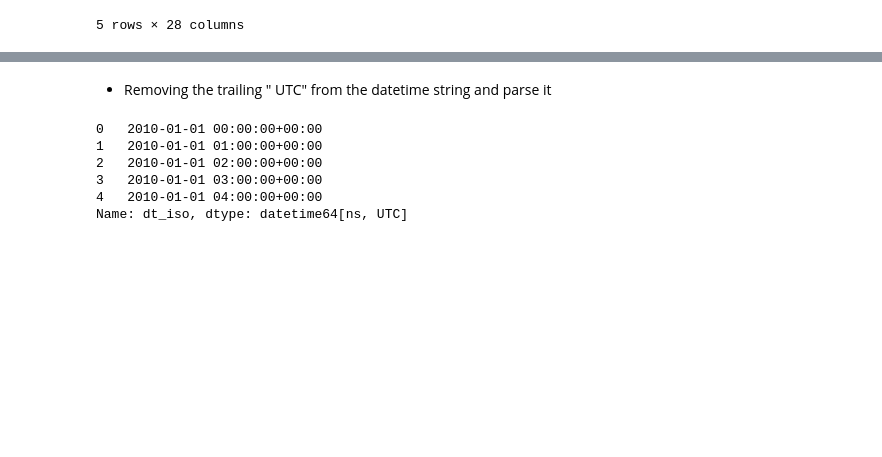
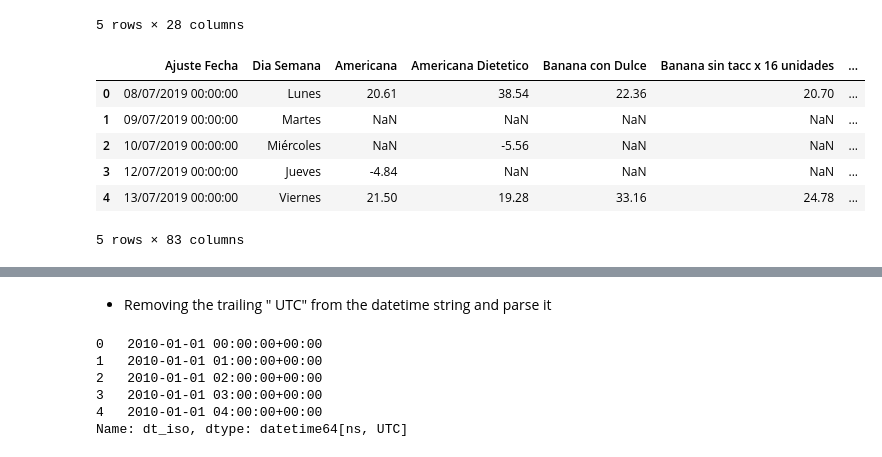
Before and after one commit to eynvision/ScoopCast, a Jupyter notebook: model_training/train.ipynb, the cells around one changed output, grey strips where cells are left out. Drawn from its saved outputs; the diff is of its cells as text; code cells hidden in the pictures; blank space fills up the shorter version.

```diff
--- a/model_training/train.ipynb
+++ b/model_training/train.ipynb
@@ -53,3 +53,13 @@ weather.head()
 | 3 | 1262314800 | 2010-01-01 03:00:00 +0000 UTC | -10800 | Rosario | -32.958702 | -60.693042 | 21.81 | NaN | 17.81 | 22.08 | ... |
 | 4 | 1262318400 | 2010-01-01 04:00:00 +0000 UTC | -10800 | Rosario | -32.958702 | -60.693042 | 21.51 | NaN | 17.51 | 21.75 | ... |
 5 rows × 28 columns
+# %%
+sales.head()
+# %% [output]
+|  | Ajuste Fecha | Dia Semana | Americana | Americana Dietetico | Banana con Dulce | Banana sin tacc x 16 unidades | ... |
+| 0 | 08/07/2019 00:00:00 | Lunes | 20.61 | 38.54 | 22.36 | 20.70 | ... |
+| 1 | 09/07/2019 00:00:00 | Martes | NaN | NaN | NaN | NaN | ... |
+| 2 | 10/07/2019 00:00:00 | Miércoles | NaN | -5.56 | NaN | NaN | ... |
+| 3 | 12/07/2019 00:00:00 | Jueves | -4.84 | NaN | NaN | NaN | ... |
+| 4 | 13/07/2019 00:00:00 | Viernes | 21.50 | 19.28 | 33.16 | 24.78 | ... |
+5 rows × 83 columns
```
Also changed, not shown: parts of 16 cells of this notebook, 1 other file.
